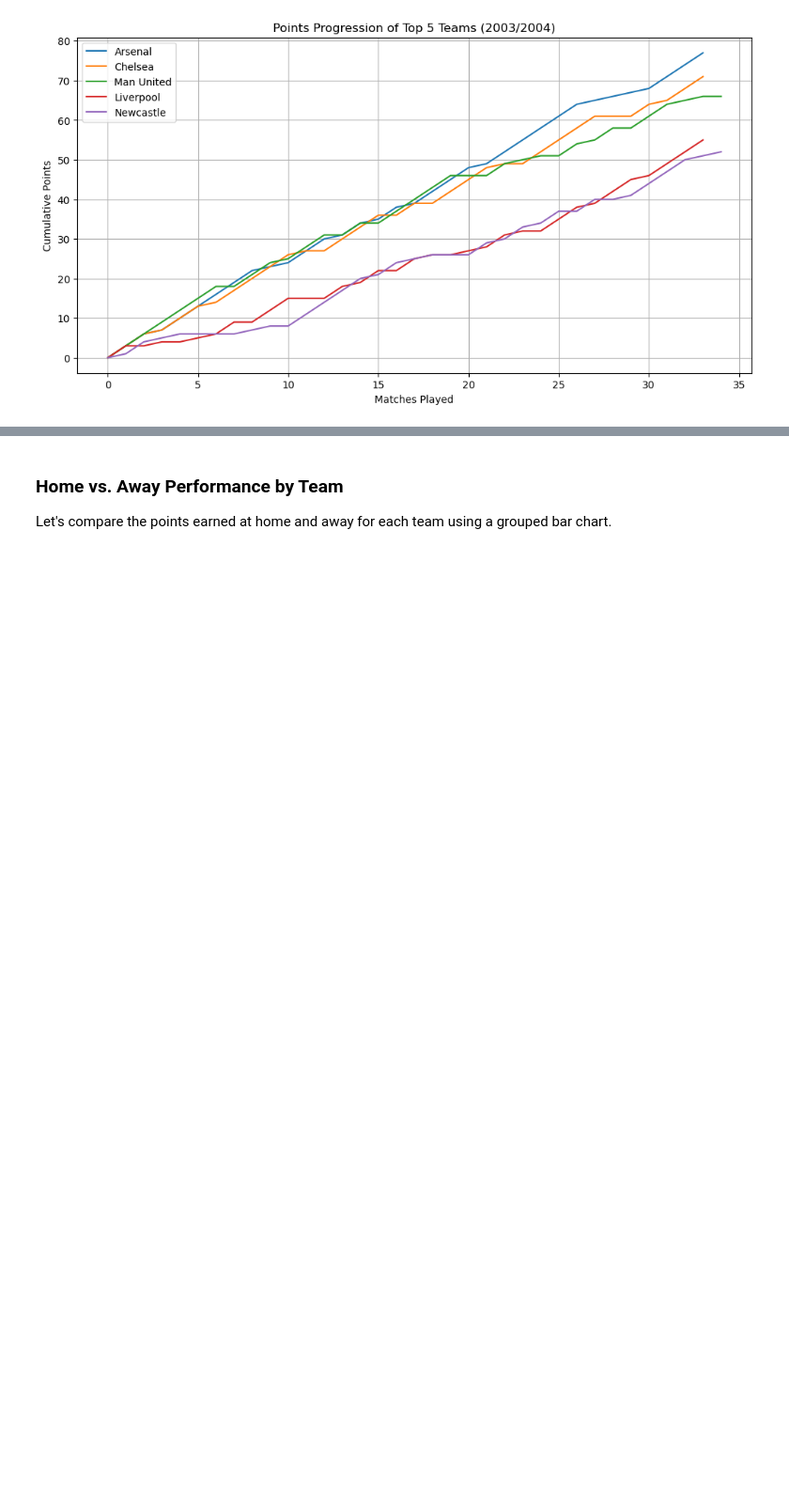
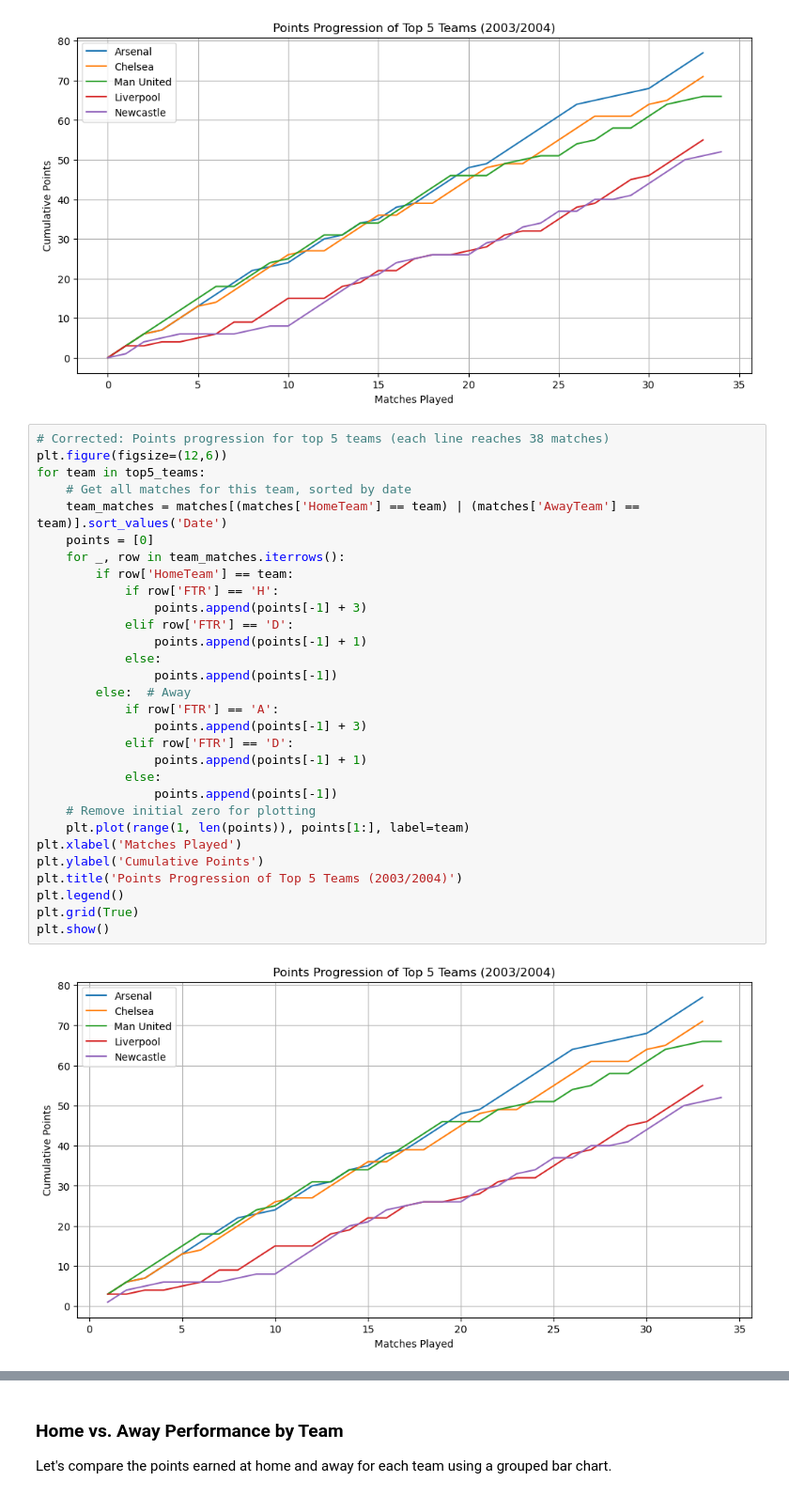
Before and after one commit to Lanthanum89/Premier-League-2003-2004-Data-Analysis, a Jupyter notebook: Premier-League-2003-2004.ipynb, the cells around one changed output, grey strips where cells are left out. Shown at 94% size. Saved outputs shown, nothing was run; the diff lists cells and outputs as text; blank space fills up the shorter version.

Commit message:
added new  analysis for select teams, and some more visualisations

```diff
--- a/Premier-League-2003-2004.ipynb
+++ b/Premier-League-2003-2004.ipynb
@@ -158,3 +158,35 @@ plt.grid(True)
 plt.show()
 # %% [output]
 [figure]
+# %%
+# Corrected: Points progression for top 5 teams (each line reaches 38 matches)
+plt.figure(figsize=(12,6))
+for team in top5_teams:
+    # Get all matches for this team, sorted by date
+    team_matches = matches[(matches['HomeTeam'] == team) | (matches['AwayTeam'] == team)].sort_values('Date')
+    points = [0]
+    for _, row in team_matches.iterrows():
+        if row['HomeTeam'] == team:
+            if row['FTR'] == 'H':
+                points.append(points[-1] + 3)
+            elif row['FTR'] == 'D':
+                points.append(points[-1] + 1)
+            else:
+                points.append(points[-1])
+        else:  # Away
+            if row['FTR'] == 'A':
+                points.append(points[-1] + 3)
+            elif row['FTR'] == 'D':
+                points.append(points[-1] + 1)
+            else:
+                points.append(points[-1])
+    # Remove initial zero for plotting
+    plt.plot(range(1, len(points)), points[1:], label=team)
+plt.xlabel('Matches Played')
+plt.ylabel('Cumulative Points')
+plt.title('Points Progression of Top 5 Teams (2003/2004)')
+plt.legend()
+plt.grid(True)
+plt.show()
+# %% [output]
+[figure, added]
```
Also changed, not shown: parts of 19 cells of this notebook.
